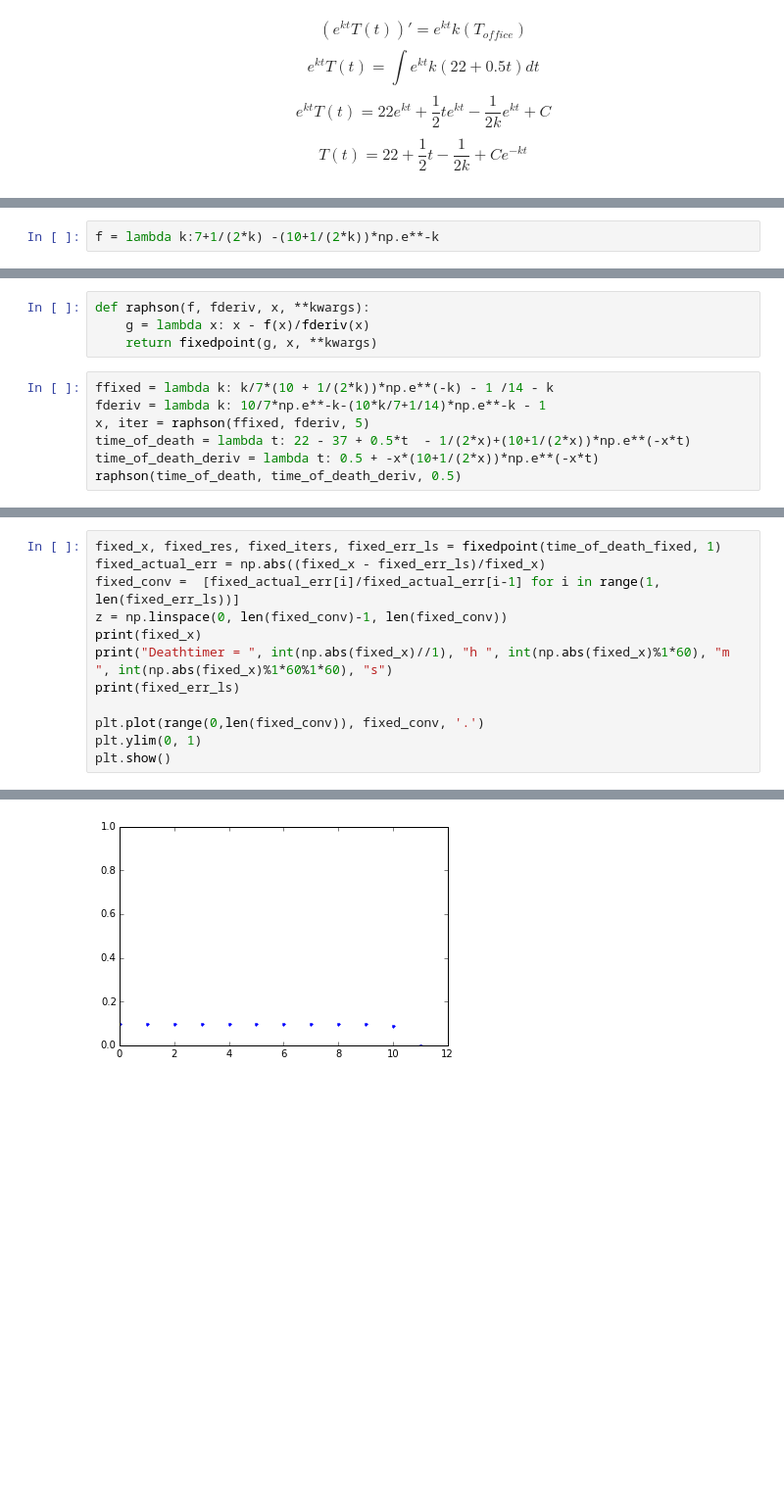
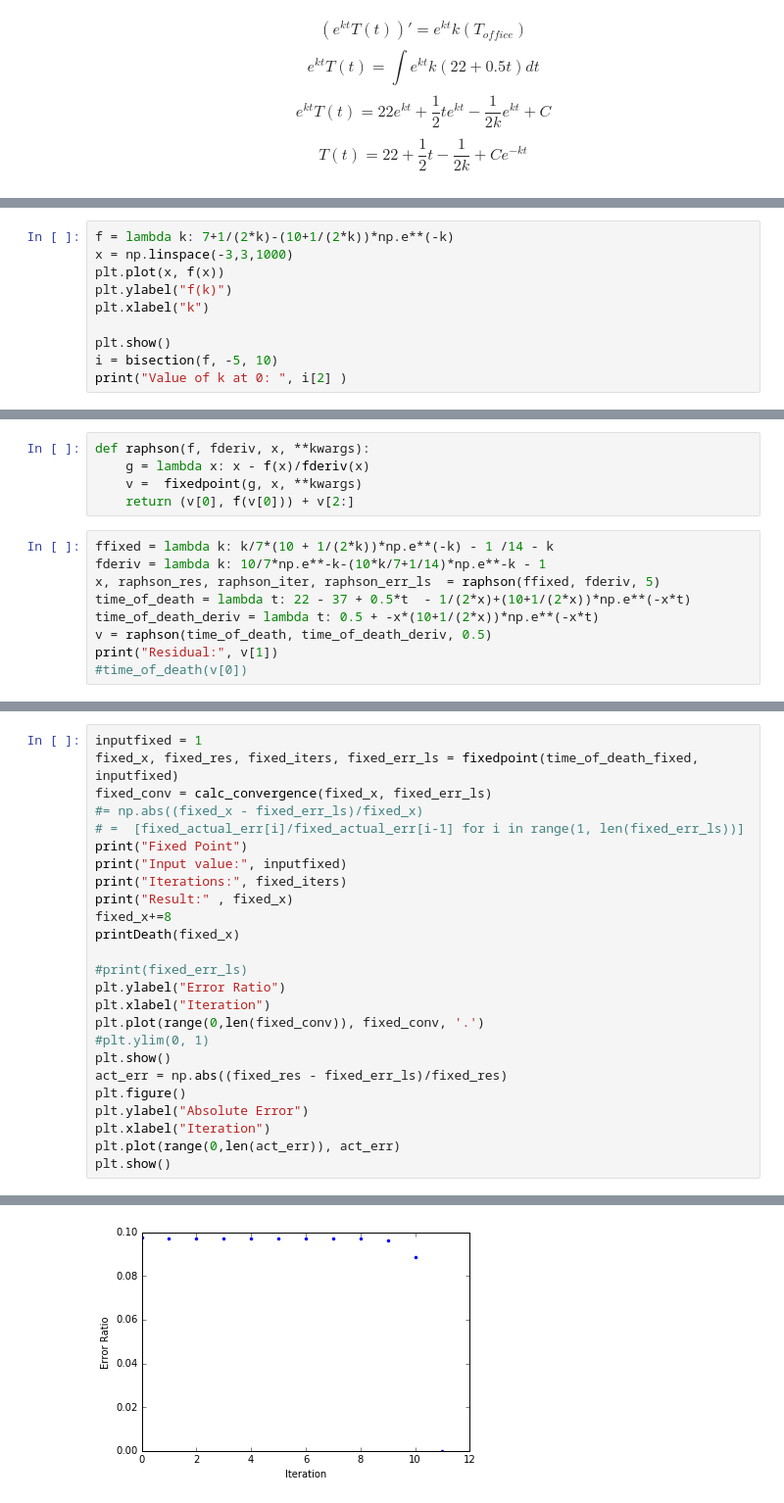
Before and after one commit to JonasDe/NumAn, a Jupyter notebook: Untitled.ipynb, the cells around one changed output, grey strips where cells are left out. Shown at 98% size. Cells and saved outputs as stored; diff of their text form; blank space fills up the shorter version.

```diff
--- a/Untitled.ipynb
+++ b/Untitled.ipynb
@@ -33,2 +33,10 @@ def bisectionMethod(function,a, b, nMax, tol=1e-12):
 # %%
-f = lambda k:7+1/(2*k) -(10+1/(2*k))*np.e**-k
+f = lambda k: 7+1/(2*k)-(10+1/(2*k))*np.e**(-k)
+x = np.linspace(-3,3,1000)
+plt.plot(x, f(x))
+plt.ylabel("f(k)")
+plt.xlabel("k")
+
+plt.show()
+i = bisection(f, -5, 10)
+print("Value of k at 0: ", i[2] )
@@ -115,12 +72,15 @@ Iterations =  68
 # %%
 def raphson(f, fderiv, x, **kwargs):
     g = lambda x: x - f(x)/fderiv(x)
-    return fixedpoint(g, x, **kwargs)
+    v =  fixedpoint(g, x, **kwargs)
+    return (v[0], f(v[0])) + v[2:]
 # %%
 ffixed = lambda k: k/7*(10 + 1/(2*k))*np.e**(-k) - 1 /14 - k
 fderiv = lambda k: 10/7*np.e**-k-(10*k/7+1/14)*np.e**-k - 1
-x, iter = raphson(ffixed, fderiv, 5)
+x, raphson_res, raphson_iter, raphson_err_ls  = raphson(ffixed, fderiv, 5)
 time_of_death = lambda t: 22 - 37 + 0.5*t  - 1/(2*x)+(10+1/(2*x))*np.e**(-x*t)
 time_of_death_deriv = lambda t: 0.5 + -x*(10+1/(2*x))*np.e**(-x*t)
-raphson(time_of_death, time_of_death_deriv, 0.5)
+v = raphson(time_of_death, time_of_death_deriv, 0.5)
+print("Residual:", v[1])
+#time_of_death(v[0])
 # %% [output]
@@ -161,13 +128,26 @@ Derivative of time of death  -3.648222296622559
 # %%
-fixed_x, fixed_res, fixed_iters, fixed_err_ls = fixedpoint(time_of_death_fixed, 1)
-fixed_actual_err = np.abs((fixed_x - fixed_err_ls)/fixed_x)
-fixed_conv =  [fixed_actual_err[i]/fixed_actual_err[i-1] for i in range(1, len(fixed_err_ls))]
-z = np.linspace(0, len(fixed_conv)-1, len(fixed_conv))
-print(fixed_x)
-print("Deathtimer = ", int(np.abs(fixed_x)//1), "h ", int(np.abs(fixed_x)%1*60), "m ", int(np.abs(fixed_x)%1*60%1*60), "s")
-print(fixed_err_ls)
+inputfixed = 1
+fixed_x, fixed_res, fixed_iters, fixed_err_ls = fixedpoint(time_of_death_fixed, inputfixed)
+fixed_conv = calc_convergence(fixed_x, fixed_err_ls)
+#= np.abs((fixed_x - fixed_err_ls)/fixed_x)
+# =  [fixed_actual_err[i]/fixed_actual_err[i-1] for i in range(1, len(fixed_err_ls))]
+print("Fixed Point")
+print("Input value:", inputfixed)
+print("Iterations:", fixed_iters)
+print("Result:" , fixed_x)
+fixed_x+=8
+printDeath(fixed_x)
 
+#print(fixed_err_ls)
+plt.ylabel("Error Ratio")
+plt.xlabel("Iteration")
 plt.plot(range(0,len(fixed_conv)), fixed_conv, '.')
-plt.ylim(0, 1)
+#plt.ylim(0, 1)
 plt.show()
+act_err = np.abs((fixed_res - fixed_err_ls)/fixed_res)
+plt.figure()
+plt.ylabel("Absolute Error")
+plt.xlabel("Iteration")
+plt.plot(range(0,len(act_err)), act_err)
+plt.show()
 # %% [output]
@@ -181 +159 @@ Deathtimer =  1 h  19 m  56 s
-[figure, old version]
+[figure, new version]
```
Also changed, not shown: parts of 13 cells of this notebook.
